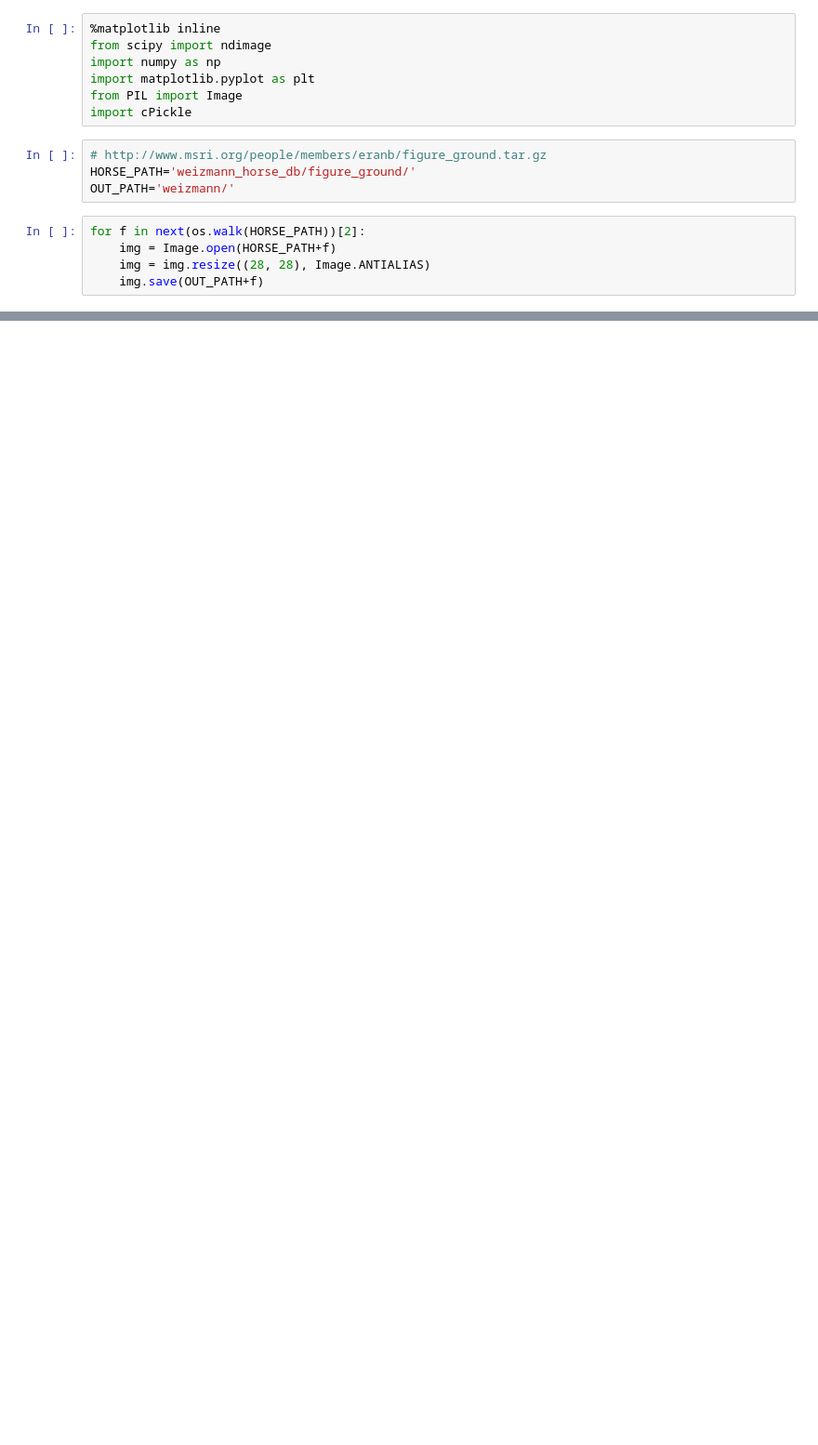
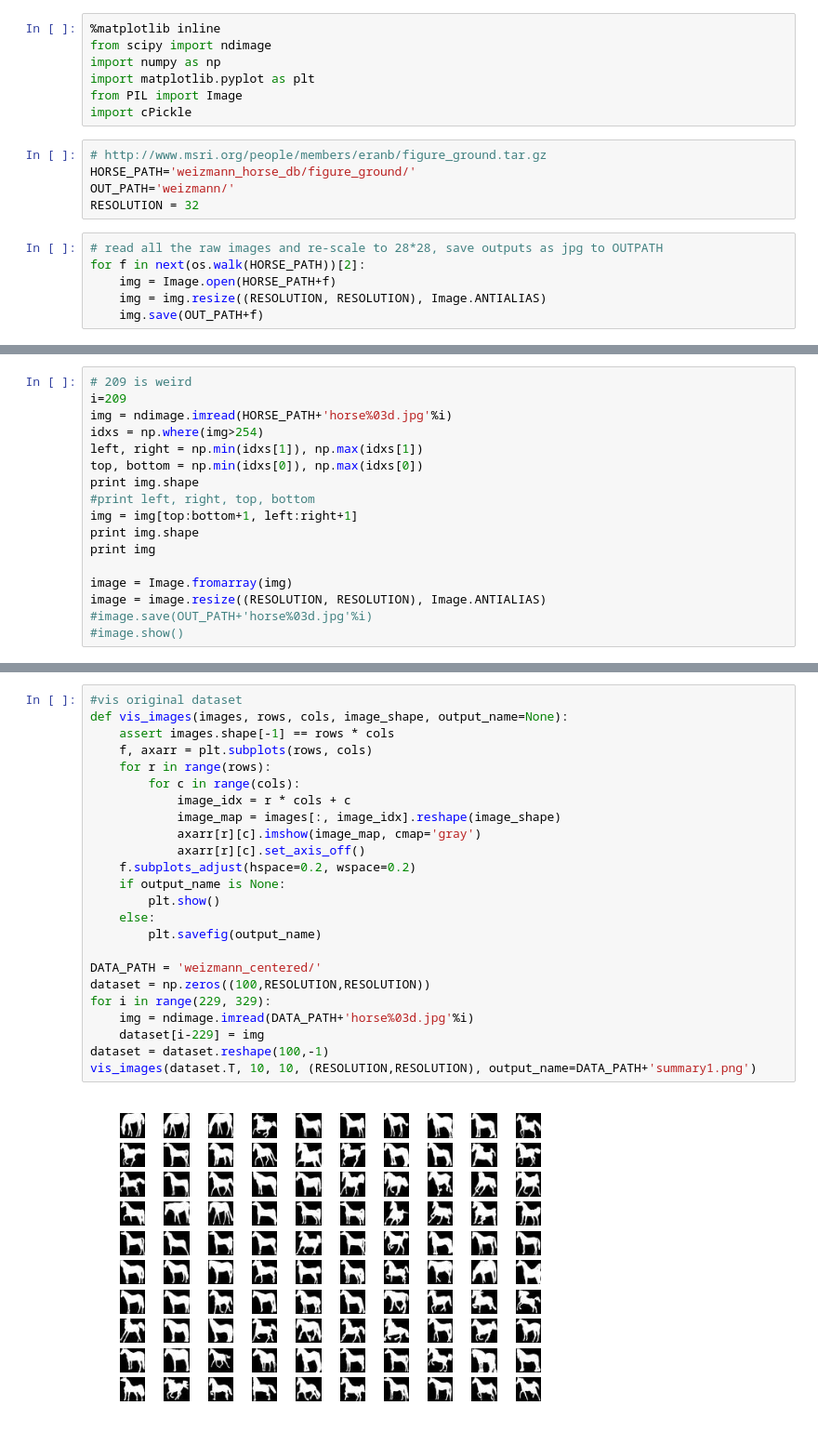
Before and after one commit to colinsongf/rbm-2, a Jupyter notebook: horse_preprocess.ipynb, the cells around one changed output, grey strips where cells are left out. Shown at 93% size. Cells and saved outputs as stored; diff of their text form; blank space fills up the shorter version.

Commit message:
update weizmann report

```diff
--- a/horse_preprocess.ipynb
+++ b/horse_preprocess.ipynb
@@ -9,9 +9,11 @@ import cPickle
 # http://www.msri.org/people/members/eranb/figure_ground.tar.gz
 HORSE_PATH='weizmann_horse_db/figure_ground/'
 OUT_PATH='weizmann/'
+RESOLUTION = 32
 # %%
+# read all the raw images and re-scale to 28*28, save outputs as jpg to OUTPATH
 for f in next(os.walk(HORSE_PATH))[2]:
     img = Image.open(HORSE_PATH+f)
-    img = img.resize((28, 28), Image.ANTIALIAS)
+    img = img.resize((RESOLUTION, RESOLUTION), Image.ANTIALIAS)
     img.save(OUT_PATH+f)
 # %%
@@ -48,0 +48,17 @@ print dataset[0]
+# %%
+# 209 is weird
+i=209
+img = ndimage.imread(HORSE_PATH+'horse%03d.jpg'%i)
+idxs = np.where(img>254)
+left, right = np.min(idxs[1]), np.max(idxs[1])
+top, bottom = np.min(idxs[0]), np.max(idxs[0])
+print img.shape
+#print left, right, top, bottom
+img = img[top:bottom+1, left:right+1]
+print img.shape
+print img
+
+image = Image.fromarray(img)
+image = image.resize((RESOLUTION, RESOLUTION), Image.ANTIALIAS)
+#image.save(OUT_PATH+'horse%03d.jpg'%i)
+#image.show()
@@ -48,0 +75,26 @@ print dataset[0]
+# %%
+#vis original dataset
+def vis_images(images, rows, cols, image_shape, output_name=None):
+    assert images.shape[-1] == rows * cols
+    f, axarr = plt.subplots(rows, cols)
+    for r in range(rows):
+        for c in range(cols):
+            image_idx = r * cols + c
+            image_map = images[:, image_idx].reshape(image_shape)
+            axarr[r][c].imshow(image_map, cmap='gray')
+            axarr[r][c].set_axis_off()
+    f.subplots_adjust(hspace=0.2, wspace=0.2)
+    if output_name is None:
+        plt.show()
+    else:
+        plt.savefig(output_name)
+
+DATA_PATH = 'weizmann_centered/'
+dataset = np.zeros((100,RESOLUTION,RESOLUTION))
+for i in range(229, 329):
+    img = ndimage.imread(DATA_PATH+'horse%03d.jpg'%i)
+    dataset[i-229] = img
+dataset = dataset.reshape(100,-1)
+vis_images(dataset.T, 10, 10, (RESOLUTION,RESOLUTION), output_name=DATA_PATH+'summary1.png')
+# %% [output]
+[figure, added]
```
Also changed, not shown: parts of 4 cells of this notebook, 17 other files.
